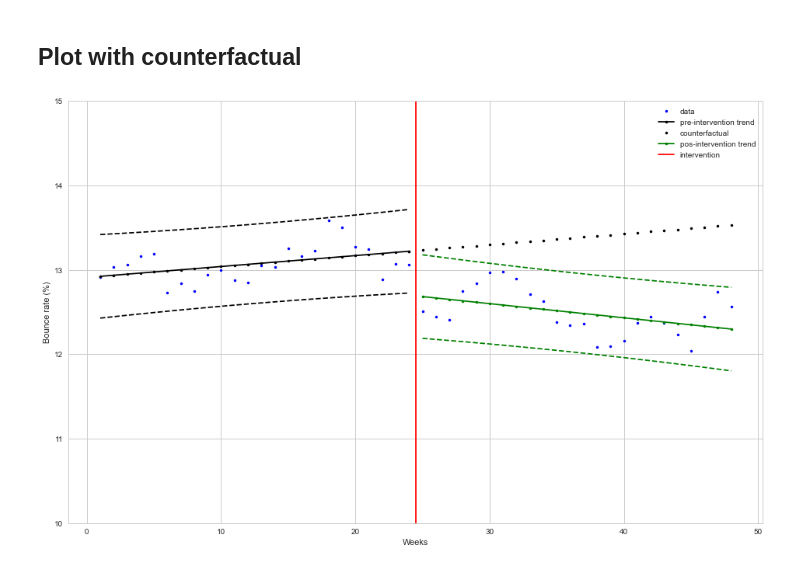
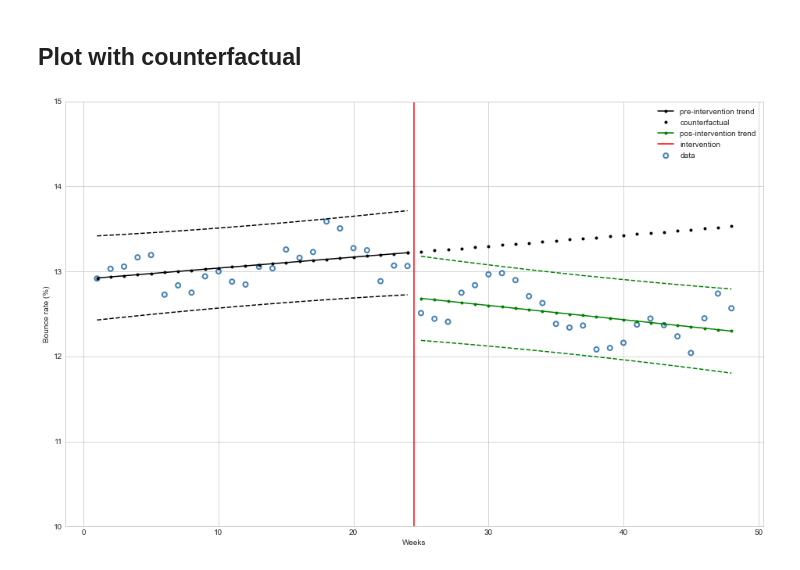
Before and after one commit to xboard/xboard.github.io, a Jupyter notebook: assets/data/its/ITS in python3.ipynb, the cells around one changed output. Saved outputs shown, nothing was run; the diff lists cells and outputs as text; code cells hidden in the pictures.

```diff
--- a/assets/data/its/ITS in python3.ipynb
+++ b/assets/data/its/ITS in python3.ipynb
@@ -138,26 +147,26 @@ predictions = res.get_prediction(df)
 summary = predictions.summary_frame(alpha=0.05)
 
 y_trend = predictions.predicted_mean[:start]
-y_trend_ci_lower = summary["obs_ci_lower"]
-y_trend_ci_upper = summary["obs_ci_upper"]
+ci_lower = summary["obs_ci_lower"]
+ci_upper = summary["obs_ci_upper"]
 y_cf = beta[0] + beta[1]*df["T"][start-1:]
 y_new_trend = predictions.predicted_mean[start:]
 # %%
 plt.style.use('seaborn-whitegrid')
 fig, ax = plt.subplots(figsize=(16,10))
 
-ax.plot(df["T"], df["Y"], 'b.', label="data")
-ax.plot(df["T"][:start], y_trend_ci_upper[:start], 'k--')
+ax.scatter(df["T"], df["Y"], facecolors='none', edgecolors='steelblue', label="data", linewidths=2)
+ax.plot(df["T"][:start], ci_upper[:start], 'k--')
 ax.plot(df["T"][:start], y_trend[:start], 'k.-', label="pre-intervention trend")
-ax.plot(df["T"][:start], y_trend_ci_lower[:start], 'k--')
+ax.plot(df["T"][:start], ci_lower[:start], 'k--')
 ax.plot(df["T"][start-1:], y_cf, 'k.', label="counterfactual")
-ax.plot(df["T"][start:], y_trend_ci_upper[start:], 'g--')
+ax.plot(df["T"][start:], ci_upper[start:], 'g--')
 ax.plot(df["T"][start:], y_new_trend, 'g.-', label="pos-intervention trend")
-ax.plot(df["T"][start:], y_trend_ci_lower[start:], 'g--')
+ax.plot(df["T"][start:], ci_lower[start:], 'g--')
 ax.axvline(x = 24.5, color = 'r', label = 'intervention')
 ax.legend(loc='best')
 plt.ylim([10, 15])
 plt.xlabel("Weeks")
 plt.ylabel("Bounce rate (%)");
 # %% [output]
-[figure, old version]
+[figure, new version]
```
Also changed, not shown: parts of 7 cells of this notebook, 11 other files.
